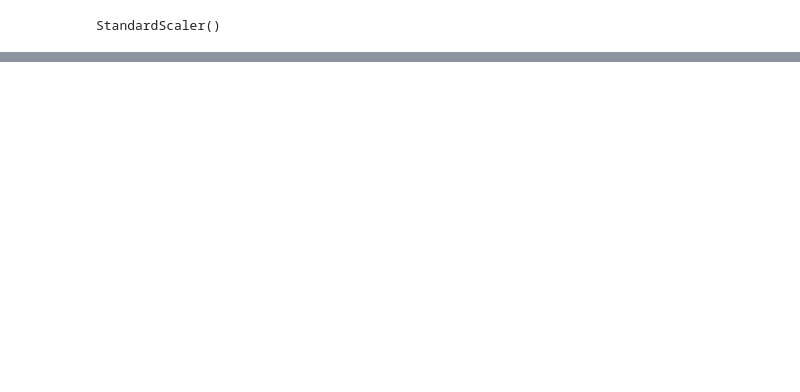
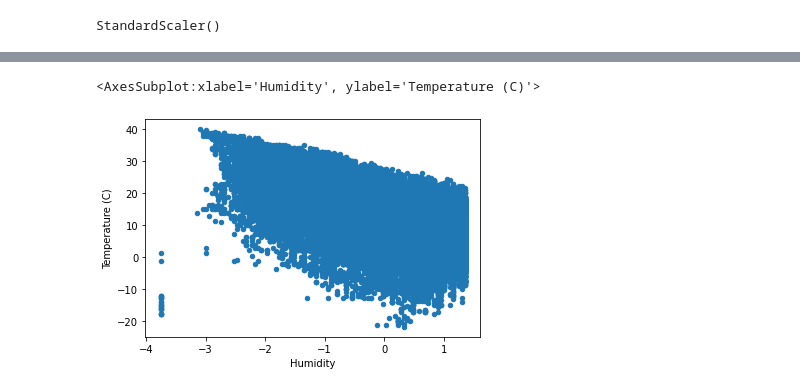
Before and after one commit to leodrivera/Leo_Notebooks, a Jupyter notebook: Semana7/Semana7.ipynb, the cells around one changed output, grey strips where cells are left out. Saved outputs shown, nothing was run; the diff lists cells and outputs as text; code cells hidden in the pictures; blank space fills up the shorter version.

```diff
--- a/Semana7/Semana7.ipynb
+++ b/Semana7/Semana7.ipynb
@@ -234,4 +240,4 @@ scaler.fit(df[['Humidity','Visibility (km)','Pressure (millibars)']])
 # %% [output]
 StandardScaler()
 # %%
-dfT = scaler.transform(df[['Humidity','Visibility (km)','Pressure (millibars)']])
+df[['Humidity','Visibility (km)','Pressure (millibars)']] = scaler.transform(df[['Humidity','Visibility (km)','Pressure (millibars)']])
@@ -247,0 +253,5 @@ array([[ 0.79347043,  1.30697578,  0.10168518],
+# %%
+df.plot(kind='scatter', x='Humidity', y='Temperature (C)')
+# %% [output]
+<AxesSubplot:xlabel='Humidity', ylabel='Temperature (C)'>
+[figure, added]
```
Also changed, not shown: parts of 31 cells of this notebook.
